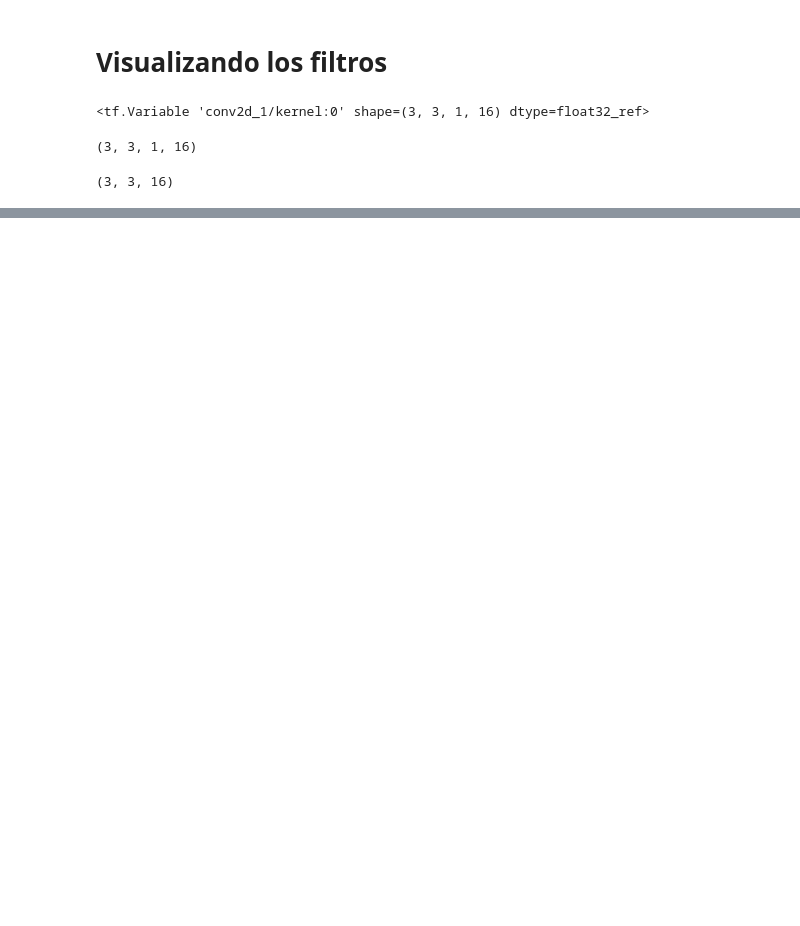
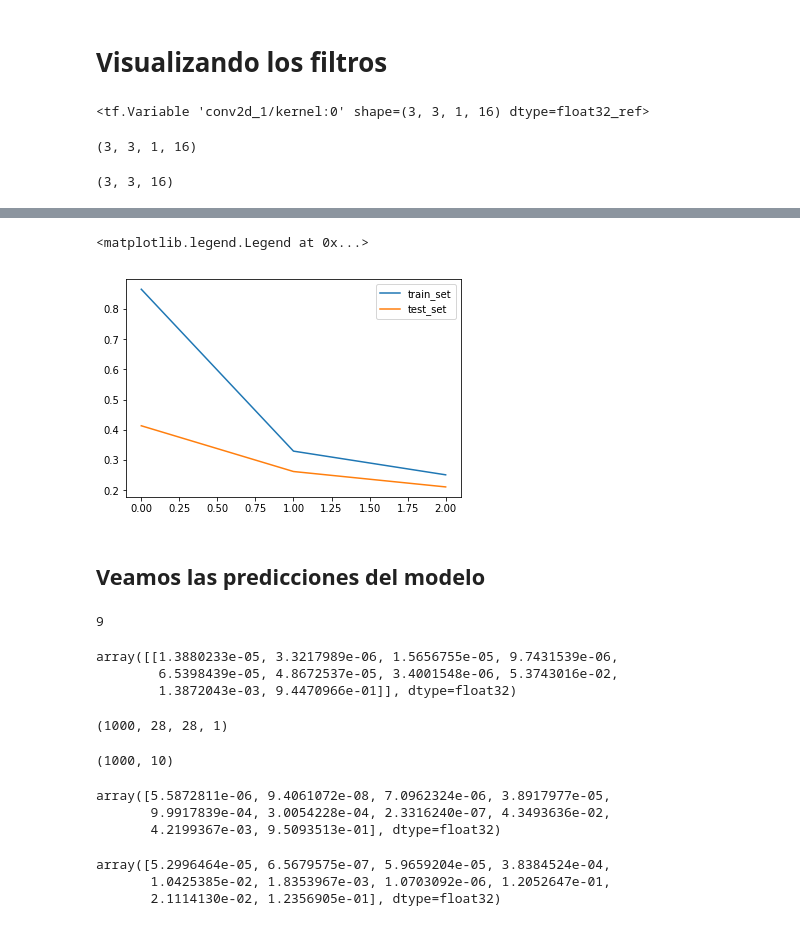
Before and after one commit to iapucp/winter-school-2018, a Jupyter notebook: semana_2_deep_learning/Dia2/04_CNNs.ipynb, the cells around one changed output, grey strips where cells are left out. Cells and saved outputs as stored; diff of their text form; code cells hidden in the pictures; blank space fills up the shorter version.

```diff
--- a/semana_2_deep_learning/Dia2/04_CNNs.ipynb
+++ b/semana_2_deep_learning/Dia2/04_CNNs.ipynb
@@ -133,0 +226,22 @@ for i in range(kernels.shape[2]):
+# %%
+model = Sequential()
+
+model.add(Lambda(lambda x: K.dropout(x, level=0.1), input_shape=(28,28,1)))
+model.add(Conv2D(16, 3, padding='same', activation='relu', use_bias=False))
+model.add(BatchNormalization())
+
+model.add(MaxPool2D())
+model.add(Lambda(lambda x: K.dropout(x, level=0.1)))
+model.add(Conv2D(32, 3, padding='same', activation='relu', use_bias=False))
+model.add(BatchNormalization())
+
+model.add(MaxPool2D())
+model.add(Flatten())
+model.add(Lambda(lambda x: K.dropout(x, level=0.5)))
+model.add(Dense(10, activation='softmax'))
+
+model.compile(loss='categorical_crossentropy',
+              optimizer=SGD(0.01),
+              metrics=['accuracy'])
+
+model.summary()
@@ -133,0 +266,2 @@ for i in range(kernels.shape[2]):
+# %%
+log = model.fit(x_train, y_train, validation_data=(x_test, y_test), epochs=3, batch_size=256)
@@ -133,0 +276,53 @@ for i in range(kernels.shape[2]):
+# %%
+plt.plot(log.history['loss'], label='train_set')
+plt.plot(log.history['val_loss'], label='test_set')
+plt.legend()
+# %% [output]
+<matplotlib.legend.Legend at 0x...>
+[figure, added]
+# %% [markdown]
+## Veamos las predicciones del modelo
+# %%
+# Vamos a examinar un caso del test set
+i = 9
+sample_x = x_test[i, None]
+
+# Vemos el resultado esperado
+np.argmax(y_test[i])
+# %% [output]
+9
+# %%
+# Si ejecutamos varias veces esta linea, vamos a ver que se obtienen distintos resultados
+model.predict(sample_x)
+# %% [output]
+array([[1.3880233e-05, 3.3217989e-06, 1.5656755e-05, 9.7431539e-06,
+        6.5398439e-05, 4.8672537e-05, 3.4001548e-06, 5.3743016e-02,
+        1.3872043e-03, 9.4470966e-01]], dtype=float32)
+# %%
+# Para obtener un promedio y una desviacion estandar,
+# vamos a hacer varias replicas de nuestro ejemplo
+rep_sample_x = sample_x.repeat(1000, axis=0)
+rep_sample_x.shape
+# %% [output]
+(1000, 28, 28, 1)
+# %%
+preds = model.predict(rep_sample_x)
+preds.shape
+# %% [output]
+(1000, 10)
+# %%
+# Podemos ver el promedio de las predicciones
+y_ = preds.mean(axis=0)
+y_
+# %% [output]
+array([5.5872811e-06, 9.4061072e-08, 7.0962324e-06, 3.8917977e-05,
+       9.9917839e-04, 3.0054228e-04, 2.3316240e-07, 4.3493636e-02,
+       4.2199367e-03, 9.5093513e-01], dtype=float32)
+# %%
+# Y tambien las desviaciones
+std = preds.std(axis=0)
+std
+# %% [output]
+array([5.2996464e-05, 6.5679575e-07, 5.9659204e-05, 3.8384524e-04,
+       1.0425385e-02, 1.8353967e-03, 1.0703092e-06, 1.2052647e-01,
+       2.1114130e-02, 1.2356905e-01], dtype=float32)
```
Also changed, not shown: parts of 18 cells of this notebook, 10 other files.
